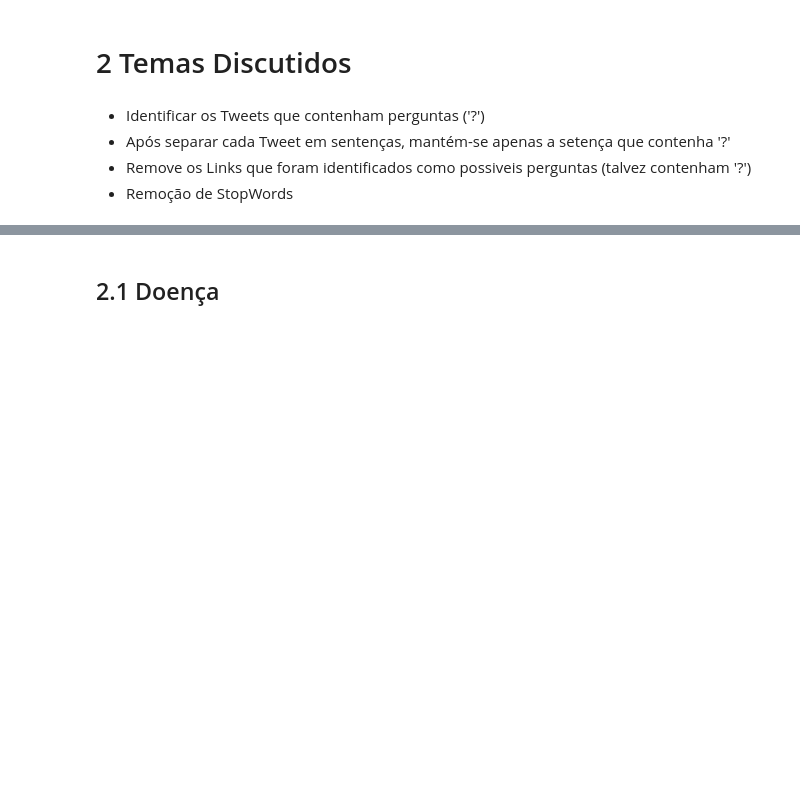
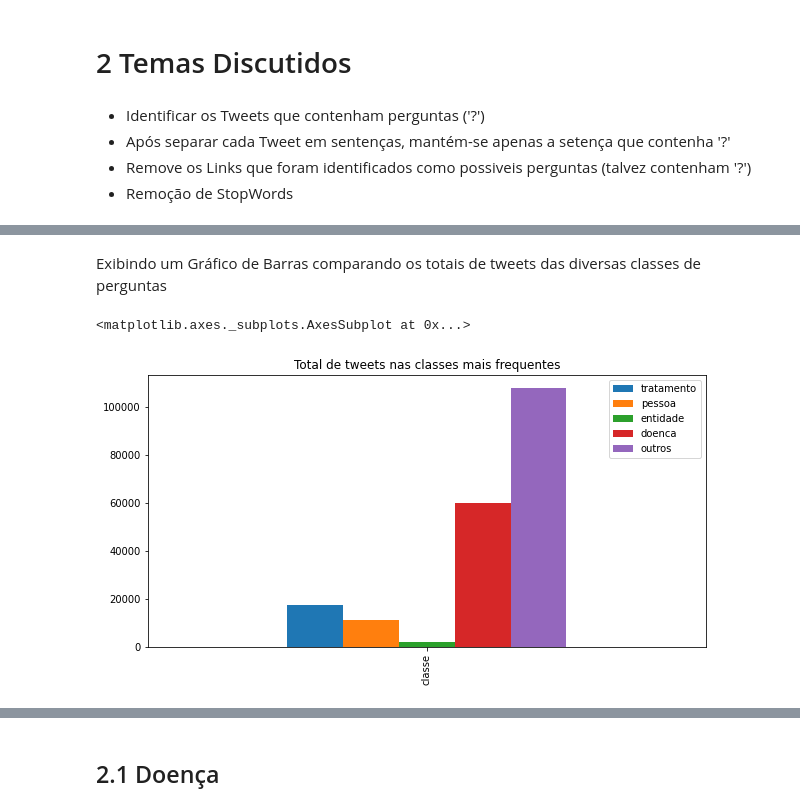
Before and after one commit to lln-cid20/prog-ciencia-dados, a Jupyter notebook: TrabalhoConjunto.ipynb, the cells around one changed output, grey strips where cells are left out. Cells and saved outputs as stored; diff of their text form; code cells hidden in the pictures; blank space fills up the shorter version.

Commit message:
Classificação de perguntas

```diff
--- a/TrabalhoConjunto.ipynb
+++ b/TrabalhoConjunto.ipynb
@@ -321,38 +466,0 @@ aux.span()
-# %%
-pln = spacy.load('pt')
-stopwords = nltk.corpus.stopwords.words('portuguese')
-
-def preprocess(texto):
-  # Letras minúsculas
-  texto = texto.lower()
-
-  # Nome do usuário
-  texto = re.sub(r"@[A-Za-z0-9$-_@.&+]+", ' ', texto)
-  #texto = re.sub(r"@",'', texto)
-
-  # URLs
-  texto = re.sub(r"https?://[A-Za-z0-9./]+", ' ', texto)
-
-  # Espaços em branco
-  texto = re.sub(r":[A-Za-z0-9$-_@.&+]+",'', texto)
-  texto = re.sub(r";[A-Za-z0-9$-_@.&+]+",'', texto)
-  texto = re.sub(r" +",' ', texto)
-
-
-  # Lematização
-  documento = pln(texto)
-
-  lista = []
-  for token in documento:
-    if str(token) not in stopwords:
-      lista.append(token.lemma_)
-
-  # Stop words e pontuações
-  lista = [palavra for palavra in lista if palavra not in string.punctuation]
-  lista = ' '.join([str(elemento) for elemento in lista if not elemento.isdigit()])
-
-  return lista
-
-result = map(preprocess,questions[0:2])
-questions_cleaned = list(set(result))
-print(questions_cleaned)
@@ -360,0 +544,11 @@ print(questions_cleaned)
+# %% [markdown]
+Exibindo um Gráfico de Barras comparando os totais de tweets das diversas classes de perguntas
+# %%
+# Exibindo um gráfico de barras dos totais de tweets por classe
+total_perguntas = duvidasDB.groupby(['classe'])['classe'].count()
+
+show = pd.DataFrame([total_perguntas], columns=classes)
+show.plot(kind= 'bar',figsize=(10,5),title='Total de tweets nas classes mais frequentes')
+# %% [output]
+<matplotlib.axes._subplots.AxesSubplot at 0x...>
+[figure, added]
```
Also changed, not shown: parts of 33 cells of this notebook.
